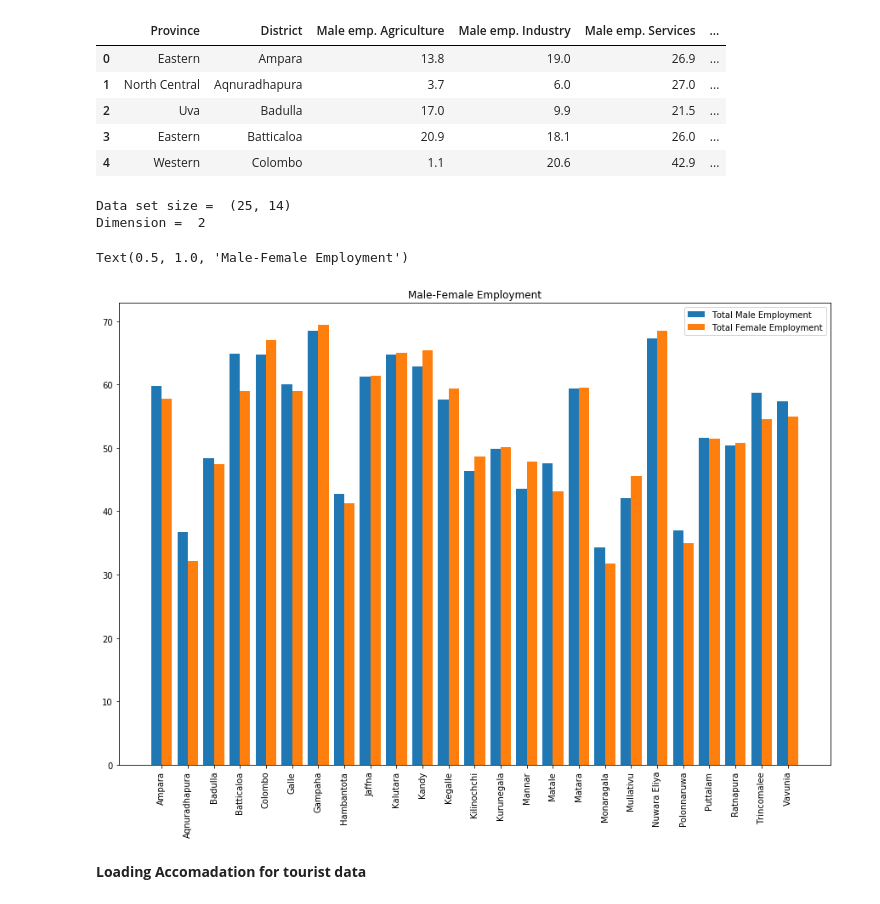
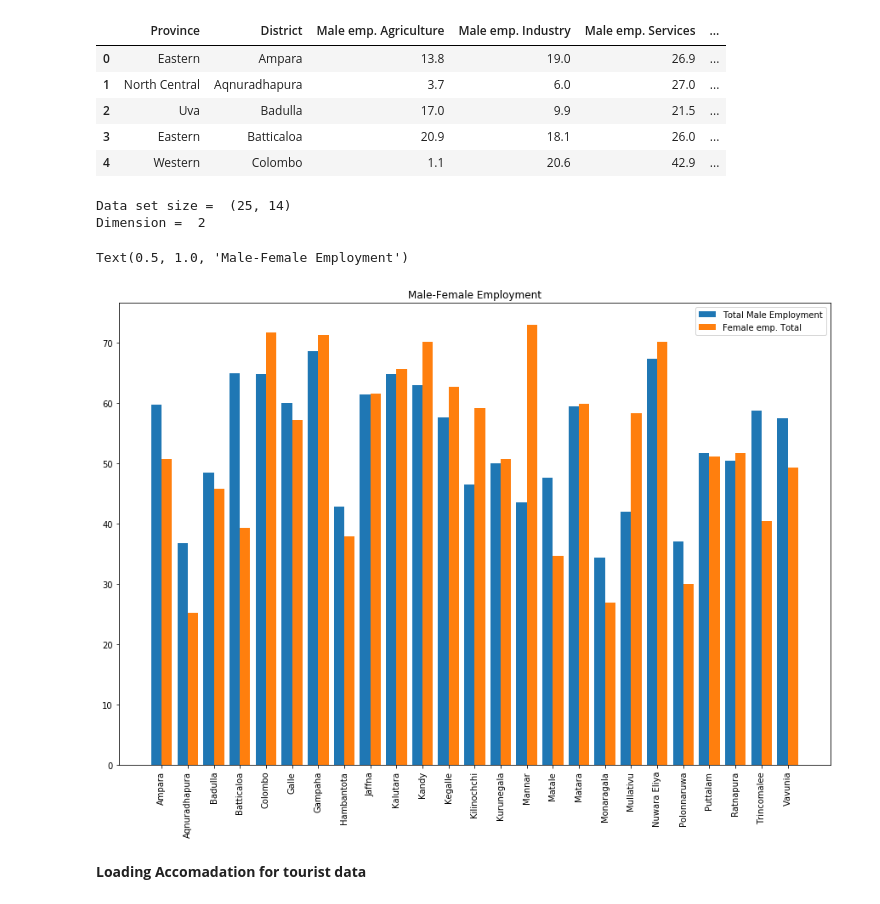
Before and after one commit to PraAnj/gov.lk.data.analysis, a Jupyter notebook: src/crime_analysis.ipynb, the cells around one changed output. Cells and saved outputs as stored; diff of their text form; code cells hidden in the pictures.

```diff
--- a/src/crime_analysis.ipynb
+++ b/src/crime_analysis.ipynb
@@ -52,7 +52,6 @@ emplyment_data = pd.read_csv('../data/Employees by industrial sector (% to total
 emplyment_data = emplyment_data.sort_values(by = ['District'])
 emplyment_data = emplyment_data.reset_index(drop=True)
 emplyment_data.rename(columns={'Total':'Total Male Employment'}, inplace=True)
-emplyment_data.rename(columns={'Total employment':'Total Female Employment'}, inplace=True)
 emplyment_data.head()
 # %% [output]
 |  | Province | District | Male emp. Agriculture | Male emp. Industry | Male emp. Services | ... |
@@ -64,23 +63,23 @@ emplyment_data.head()
 # %%
 print('Data set size = ', emplyment_data.shape)
 print('Dimension = ', emplyment_data.ndim)
 #emplyment_data.iloc[:,[5,13]].plot.bar(figsize=(15, 10))
 
 #plot data
 ind = np.arange(25)    # the x locations for the groups
 width = 0.4
 fig, ax = plt.subplots(figsize=(15,10))
 ax.bar(ind, emplyment_data['Total Male Employment'],width=0.4)
-ax.bar(ind+width, emplyment_data['Total Female Employment'],width=0.4)
+ax.bar(ind+width, emplyment_data['Female emp. Total'],width=0.4)
 ax.set_xticks(ind + width / 2)
 ax.set_xticklabels(emplyment_data.District.tolist(),rotation='vertical')
-ax.legend(['Total Male Employment','Total Female Employment'])
+ax.legend(['Total Male Employment','Female emp. Total'])
 ax.set_title('Male-Female Employment')
 # %% [output]
 Data set size =  (25, 14)
 Dimension =  2
 Text(0.5, 1.0, 'Male-Female Employment')
-[figure, old version]
+[figure, new version]
 # %% [markdown]
 **Loading Accomadation for tourist data**
 # %%
```
Also changed, not shown: parts of 5 cells of this notebook.
